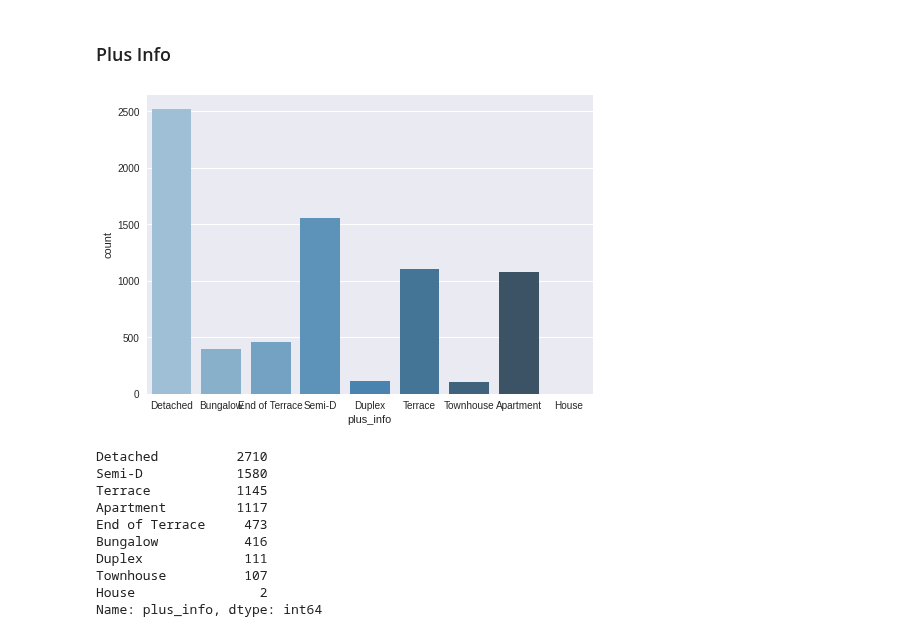
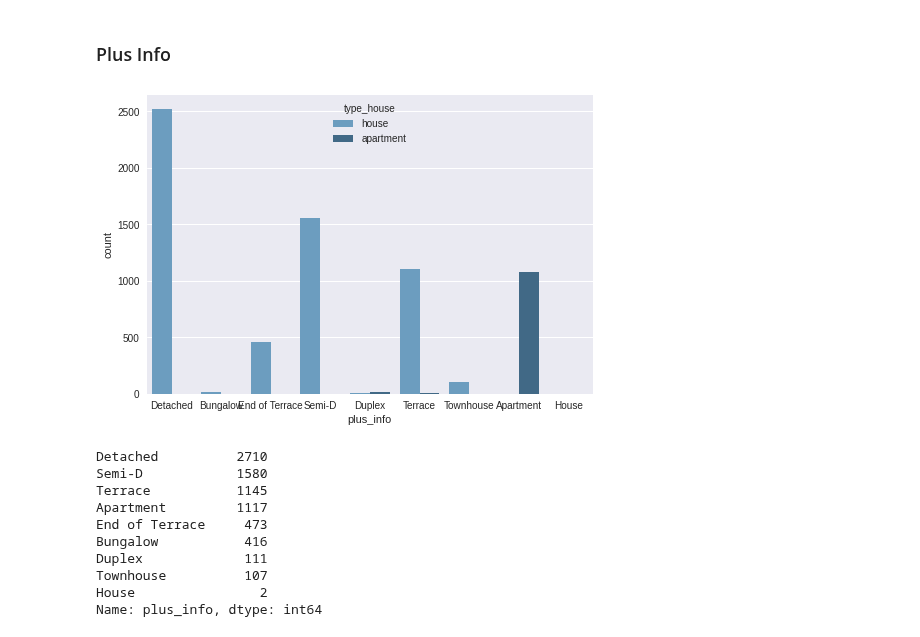
Before and after one commit to javiicc/Identifying_Potential_Investment_Opportunities_In_The_Irish_Real_Estate_Market_Using_MachineLearning, a Jupyter notebook: Data_Analysis.ipynb, the cells around one changed output. Saved outputs shown, nothing was run; the diff lists cells and outputs as text; code cells hidden in the pictures.

```diff
--- a/Data_Analysis.ipynb
+++ b/Data_Analysis.ipynb
@@ -799,9 +877,9 @@ Name: ber, dtype: int64
 # %% [markdown]
 ### Plus Info
 # %%
-sns.countplot(data=sale_out, x='plus_info', palette="Blues_d");
+sns.countplot(data=sale_out, x='plus_info', palette="Blues_d", hue='type_house');
 # %% [output]
-[figure, old version]
+[figure, new version]
 # %%
 sale.plus_info.value_counts()
 # %% [output]
```
Also changed, not shown: parts of 68 cells of this notebook, 3 other files.
